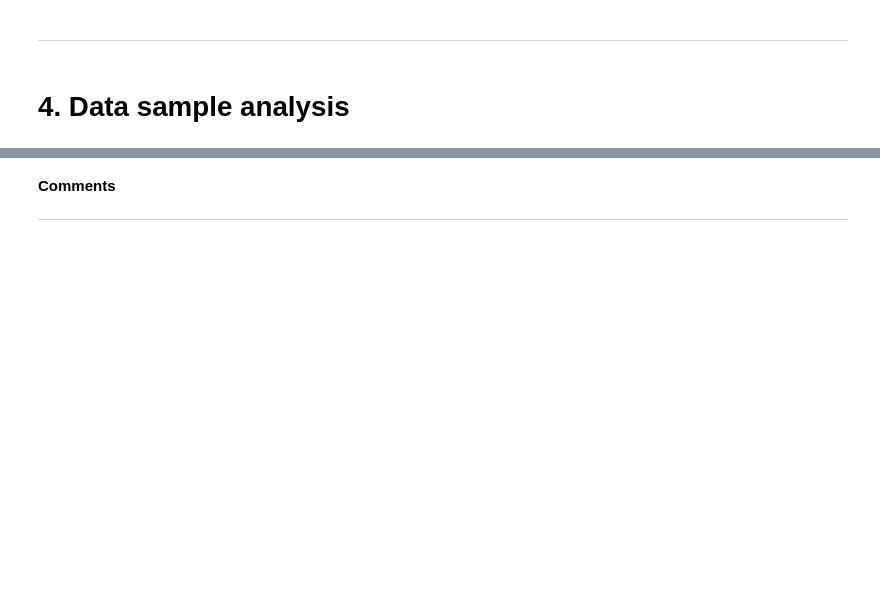
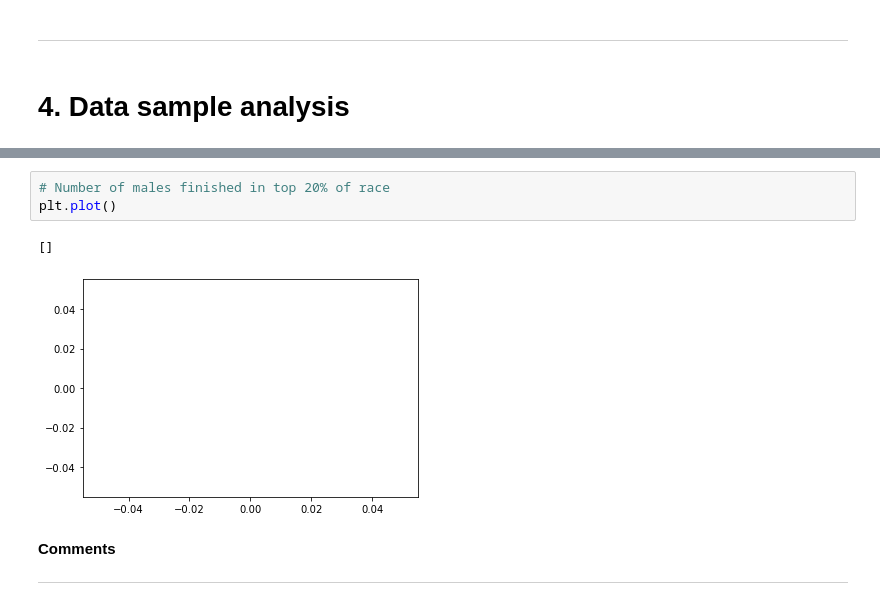
Before and after one commit to eoinlees/PforDA-Project-2020, a Jupyter notebook: PforDA-Project-2020.ipynb, the cells around one changed output, grey strips where cells are left out. Cells and saved outputs as stored; diff of their text form; blank space fills up the shorter version.

```diff
--- a/PforDA-Project-2020.ipynb
+++ b/PforDA-Project-2020.ipynb
@@ -398,3 +388,9 @@ plt.hist(marathonSample["place_overall"])
+# %%
+# Number of males finished in top 20% of race
+plt.plot()
+# %% [output]
+[]
+[figure, added]
 # %% [markdown]
 **Comments**
 
```
Also changed, not shown: parts of 23 cells of this notebook.
